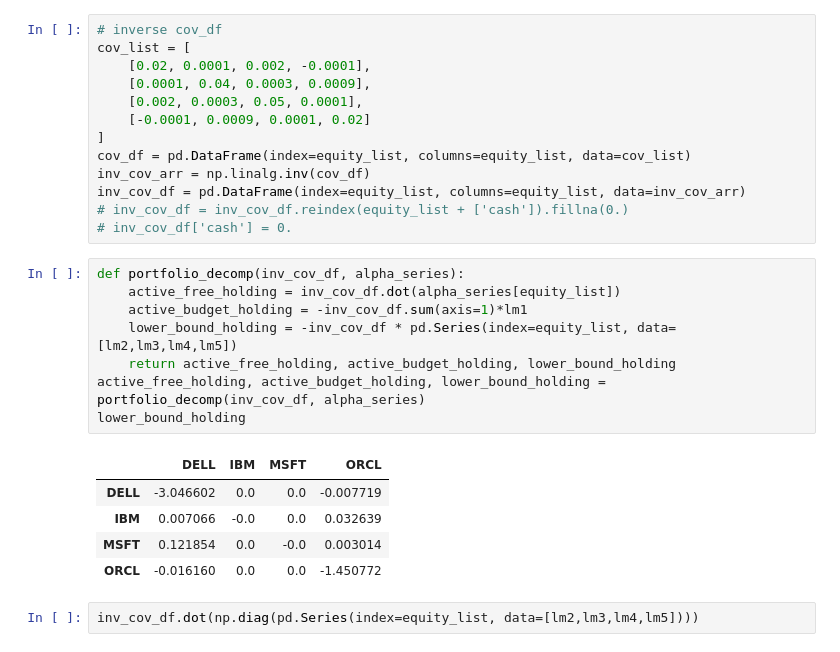
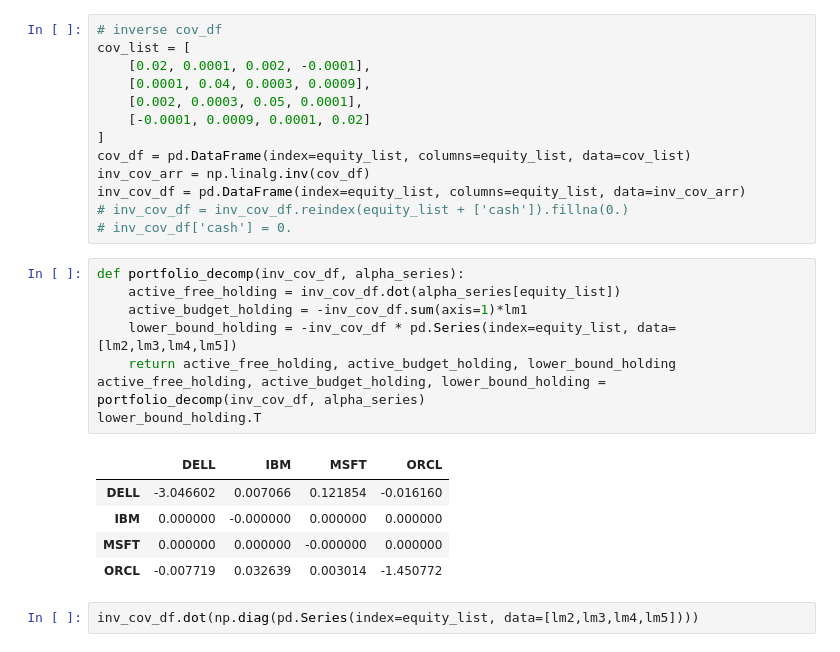
Before and after one commit to Casey1203/axioma-paper, a Jupyter notebook: constraint attribution.ipynb, the cells around one changed output. Saved outputs shown, nothing was run; the diff lists cells and outputs as text.

```diff
--- a/constraint attribution.ipynb
+++ b/constraint attribution.ipynb
@@ -425,17 +442,17 @@ inv_cov_df = pd.DataFrame(index=equity_list, columns=equity_list, data=inv_cov_a
 # %%
 def portfolio_decomp(inv_cov_df, alpha_series):
     active_free_holding = inv_cov_df.dot(alpha_series[equity_list])
     active_budget_holding = -inv_cov_df.sum(axis=1)*lm1
     lower_bound_holding = -inv_cov_df * pd.Series(index=equity_list, data=[lm2,lm3,lm4,lm5])
     return active_free_holding, active_budget_holding, lower_bound_holding
 active_free_holding, active_budget_holding, lower_bound_holding = portfolio_decomp(inv_cov_df, alpha_series)
-lower_bound_holding
+lower_bound_holding.T
 # %% [output]
 |  | DELL | IBM | MSFT | ORCL |
-| DELL | -3.046602 | 0.0 | 0.0 | -0.007719 |
-| IBM | 0.007066 | -0.0 | 0.0 | 0.032639 |
-| MSFT | 0.121854 | 0.0 | -0.0 | 0.003014 |
-| ORCL | -0.016160 | 0.0 | 0.0 | -1.450772 |
+| DELL | -3.046602 | 0.007066 | 0.121854 | -0.016160 |
+| IBM | 0.000000 | -0.000000 | 0.000000 | 0.000000 |
+| MSFT | 0.000000 | 0.000000 | -0.000000 | 0.000000 |
+| ORCL | -0.007719 | 0.032639 | 0.003014 | -1.450772 |
 # %%
 inv_cov_df.dot(np.diag(pd.Series(index=equity_list, data=[lm2,lm3,lm4,lm5])))
 # %% [output]
```
Also changed, not shown: parts of 4 cells of this notebook, 8 other files.
